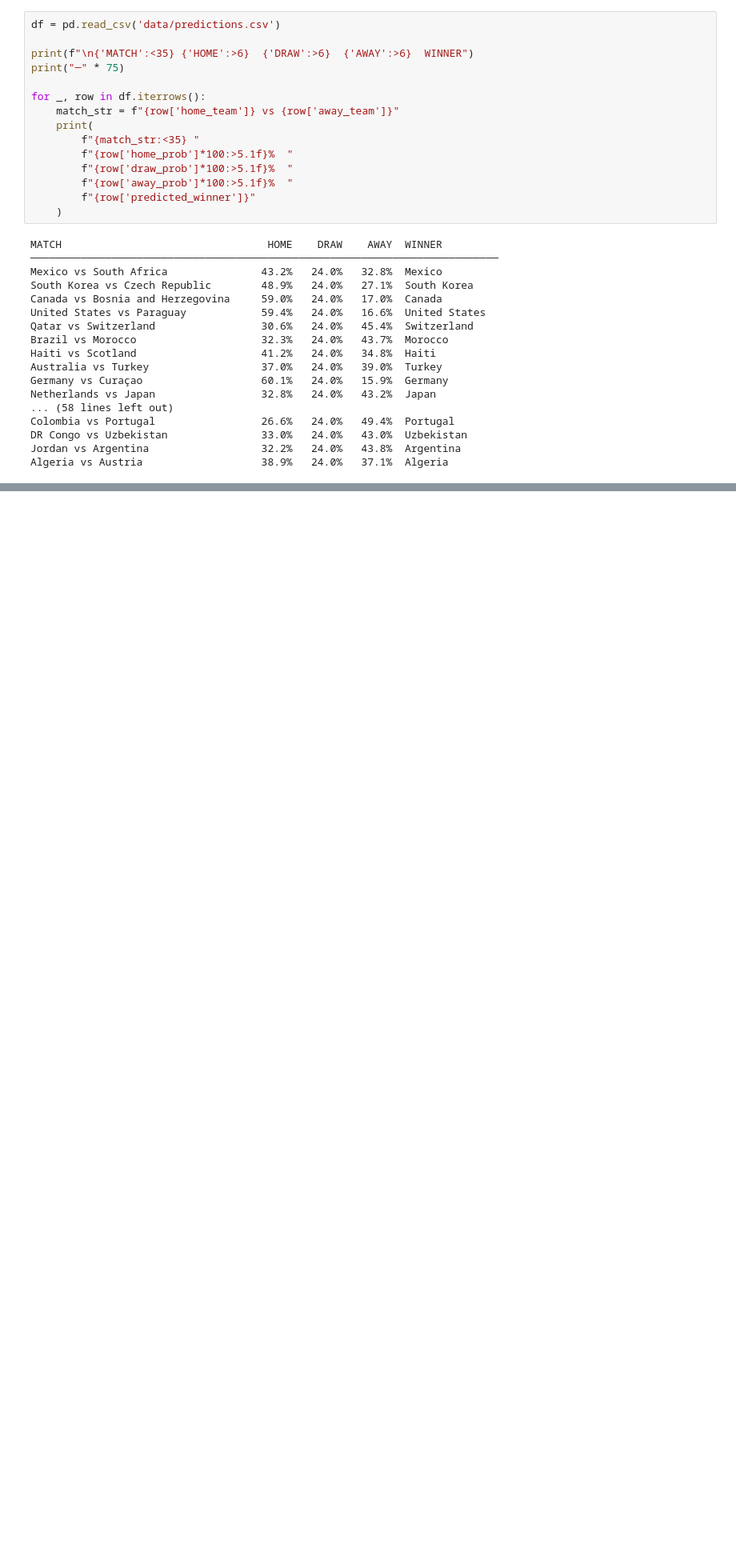
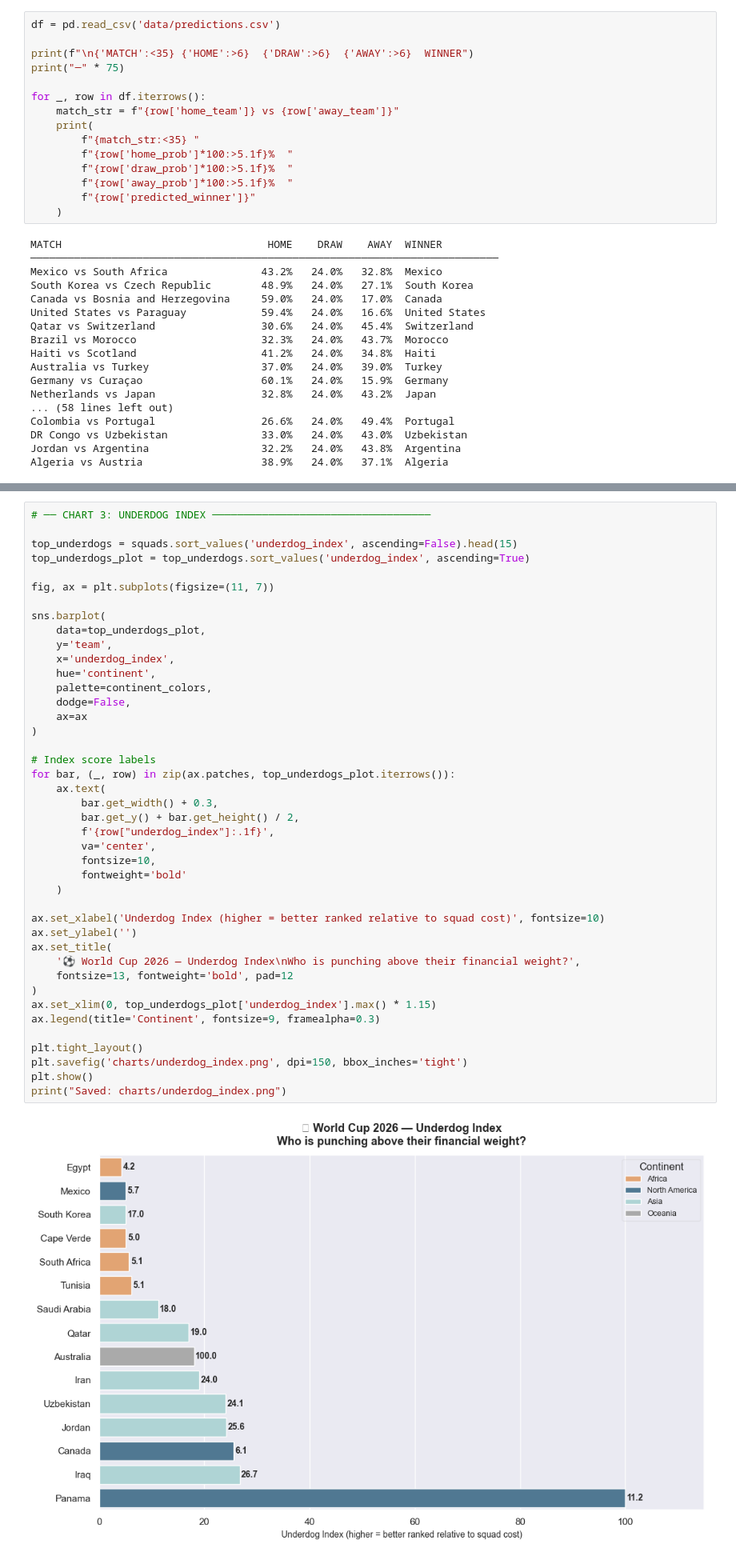
Before and after one commit to ojas996/fifa-world-cup-2026-analysis, a Jupyter notebook: analysis.ipynb, the cells around one changed output, grey strips where cells are left out. Shown at 80% size. Drawn from its saved outputs; the diff is of its cells as text; blank space fills up the shorter version.

```diff
--- a/analysis.ipynb
+++ b/analysis.ipynb
@@ -1101,0 +1285,44 @@ Algeria vs Austria                   38.9%   24.0%   37.1%  Algeria
+# %%
+# ── CHART 3: UNDERDOG INDEX ───────────────────────────────────
+
+top_underdogs = squads.sort_values('underdog_index', ascending=False).head(15)
+top_underdogs_plot = top_underdogs.sort_values('underdog_index', ascending=True)
+
+fig, ax = plt.subplots(figsize=(11, 7))
+
+sns.barplot(
+    data=top_underdogs_plot,
+    y='team',
+    x='underdog_index',
+    hue='continent',
+    palette=continent_colors,
+    dodge=False,
+    ax=ax
+)
+
+# Index score labels
+for bar, (_, row) in zip(ax.patches, top_underdogs_plot.iterrows()):
+    ax.text(
+        bar.get_width() + 0.3,
+        bar.get_y() + bar.get_height() / 2,
+        f'{row["underdog_index"]:.1f}',
+        va='center',
+        fontsize=10,
+        fontweight='bold'
+    )
+
+ax.set_xlabel('Underdog Index (higher = better ranked relative to squad cost)', fontsize=10)
+ax.set_ylabel('')
+ax.set_title(
+    '⚽ World Cup 2026 — Underdog Index\nWho is punching above their financial weight?',
+    fontsize=13, fontweight='bold', pad=12
+)
+ax.set_xlim(0, top_underdogs_plot['underdog_index'].max() * 1.15)
+ax.legend(title='Continent', fontsize=9, framealpha=0.3)
+
+plt.tight_layout()
+plt.savefig('charts/underdog_index.png', dpi=150, bbox_inches='tight')
+plt.show()
+print("Saved: charts/underdog_index.png")
+# %% [output]
+[figure, added]
```
Also changed, not shown: parts of 9 cells of this notebook, 4 other files.
